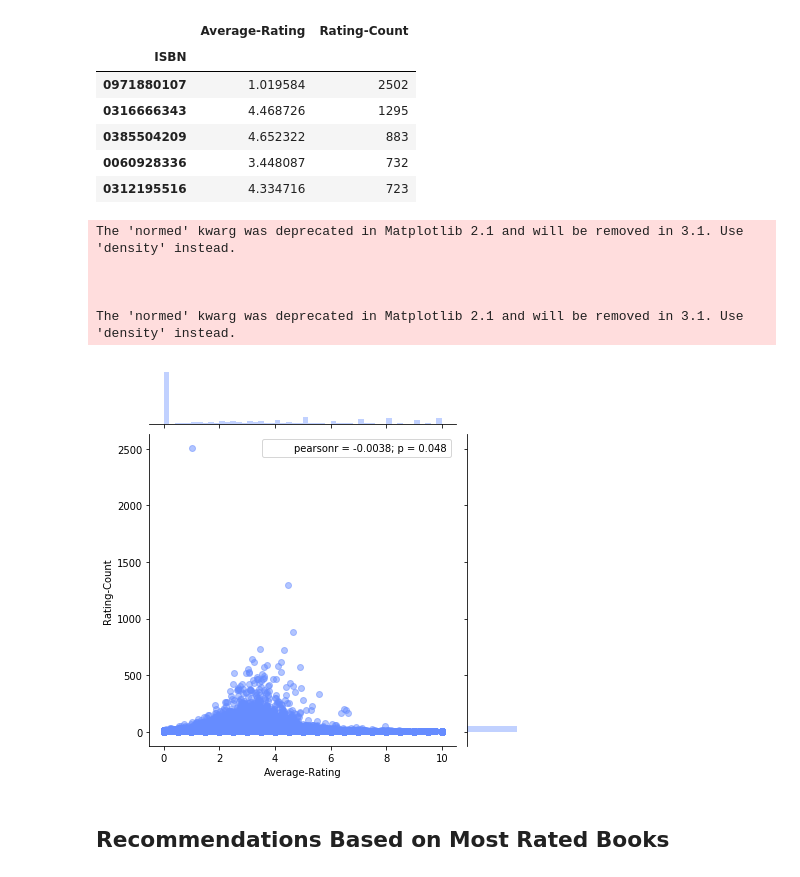
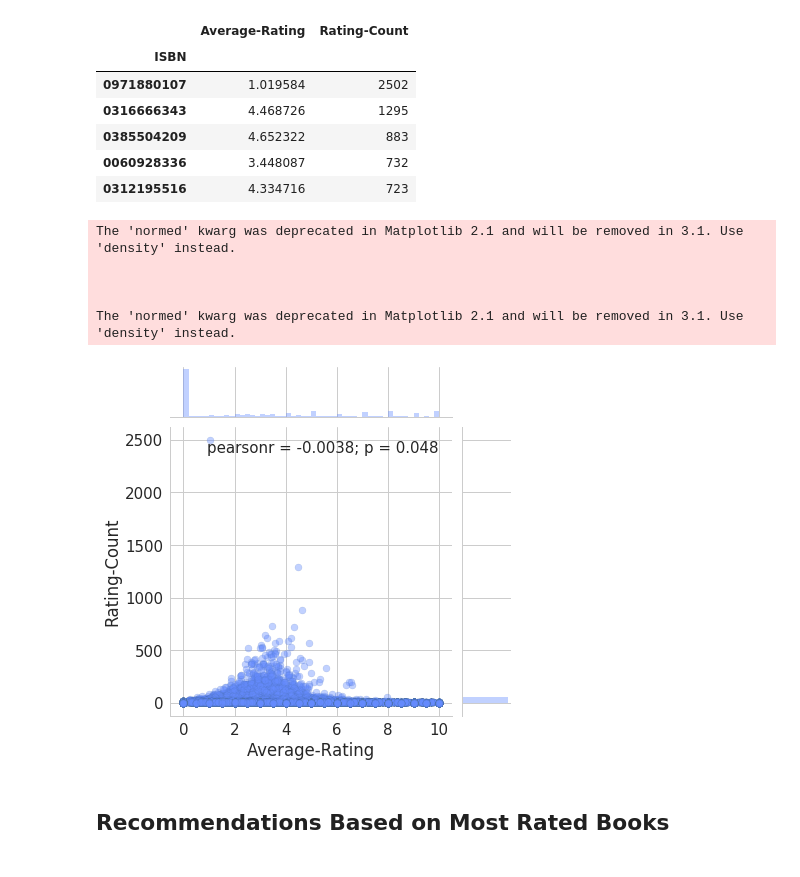
Before and after one commit to mpayumo/book-recommender-model, a Jupyter notebook: 2-book-recommender-modeling.ipynb, the cells around one changed output. Saved outputs shown, nothing was run; the diff lists cells and outputs as text; code cells hidden in the pictures.

```diff
--- a/2-book-recommender-modeling.ipynb
+++ b/2-book-recommender-modeling.ipynb
@@ -113,17 +113,23 @@ average_count_rating :::::::
 | 0312195516 | 4.334716 | 723 |
 # %%
 # Getting scatter plot between Average-Rating and Rating-Count
-sns.jointplot(x = 'Average-Rating', y = 'Rating-Count',
-              alpha=0.5,
+sns.set(style=None,
+        font_scale=1.5,
+        color_codes=True,
+        rc={'figure.figsize':(12,7)}
+       )
+sns_plot = sns.jointplot(x = 'Average-Rating', y = 'Rating-Count',
+              alpha=0.4, edgecolor='b',
               color='#668cff',
-              data=average_count_rating);
+              data=average_count_rating)
+sns_plot.savefig('img/jointplot.jpg');
 # %% [output]
 The 'normed' kwarg was deprecated in Matplotlib 2.1 and will be removed in 3.1. Use 'density' instead.
 
 
 
 The 'normed' kwarg was deprecated in Matplotlib 2.1 and will be removed in 3.1. Use 'density' instead.
-[figure, old version]
+[figure, new version]
 # %% [markdown]
 ## Recommendations Based on Most Rated Books
 # %%
```
Also changed, not shown: 2 other files.
